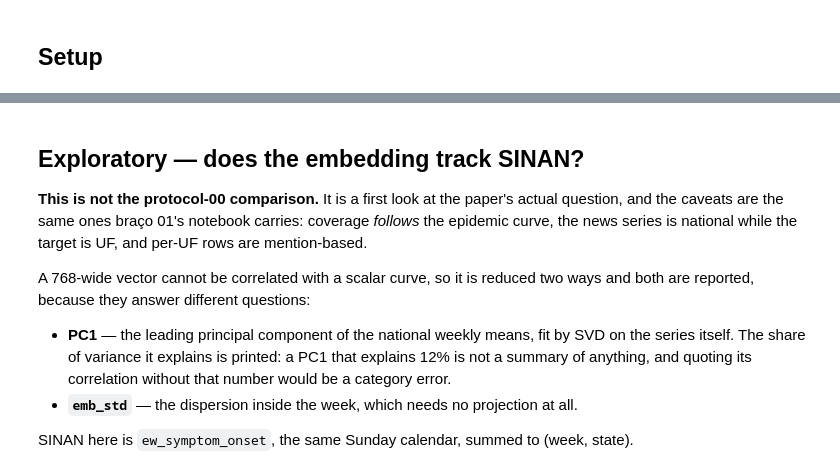
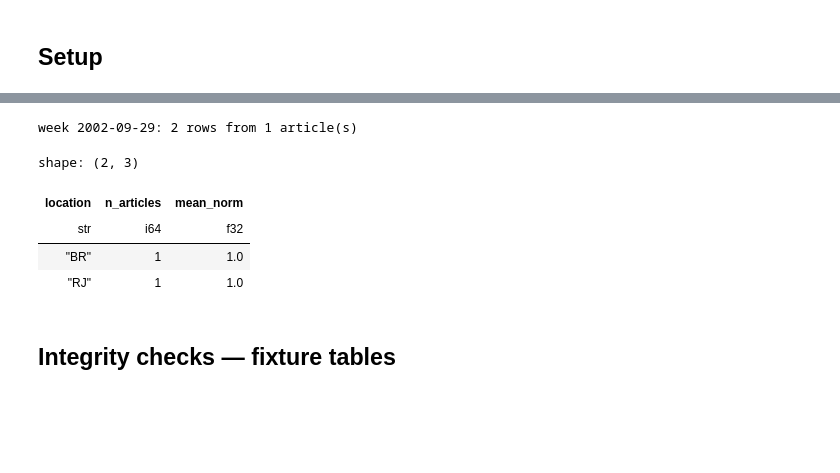
Before and after one commit to caio-olubini/arbovirus-surveillance-data, a Jupyter notebook: notebooks/news_embeddings_pipeline.ipynb, the cells around one changed output, grey strips where cells are left out. Saved outputs shown, nothing was run; the diff lists cells and outputs as text; code cells hidden in the pictures; blank space fills up the shorter version.

```diff
--- a/notebooks/news_embeddings_pipeline.ipynb
+++ b/notebooks/news_embeddings_pipeline.ipynb
@@ -266,22 +438,18 @@ else:
 # %%
-if POOLED_PATH.exists():
-    for check in embedding_checks(real_articles, real_pooled, FU_PATH):
-        print(check)
+example = pooled.filter(pl.col(EW) == pooled[EW].min())
+print(f"week {example[EW][0]}: {example.height} rows from "
+      f"{example[N_ARTICLES].max()} article(s)\n")
+example.select(
+    LOCATION,
+    N_ARTICLES,
+    pl.Series("mean_norm", np.linalg.norm(example[EMB_MEAN].to_numpy(), axis=1)).round(4),
+)
+# %% [output]
+week 2002-09-29: 2 rows from 1 article(s)
+shape: (2, 3)
+| location | n_articles | mean_norm |
+| str | i64 | f32 |
+| "BR" | 1 | 1.0 |
+| "RJ" | 1 | 1.0 |
 # %% [markdown]
-## Exploratory — does the embedding track SINAN?
-
-**This is not the protocol-00 comparison.** It is a first look at the paper's
-actual question, and the caveats are the same ones braço 01's notebook carries:
-coverage *follows* the epidemic curve, the news series is national while the target
-is UF, and per-UF rows are mention-based.
-
-A 768-wide vector cannot be correlated with a scalar curve, so it is reduced two
-ways and both are reported, because they answer different questions:
-
-- **PC1** — the leading principal component of the national weekly means, fit by
-  SVD on the series itself. The share of variance it explains is printed: a PC1
-  that explains 12% is not a summary of anything, and quoting its correlation
-  without that number would be a category error.
-- **`emb_std`** — the dispersion inside the week, which needs no projection at all.
-
-SINAN here is `ew_symptom_onset`, the same Sunday calendar, summed to (week, state).
+## Integrity checks — fixture tables
```
Also changed, not shown: parts of 58 cells of this notebook, 15 other files.
